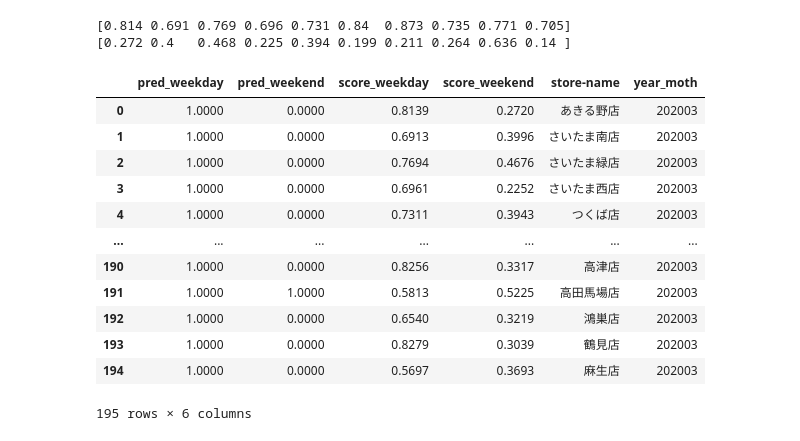
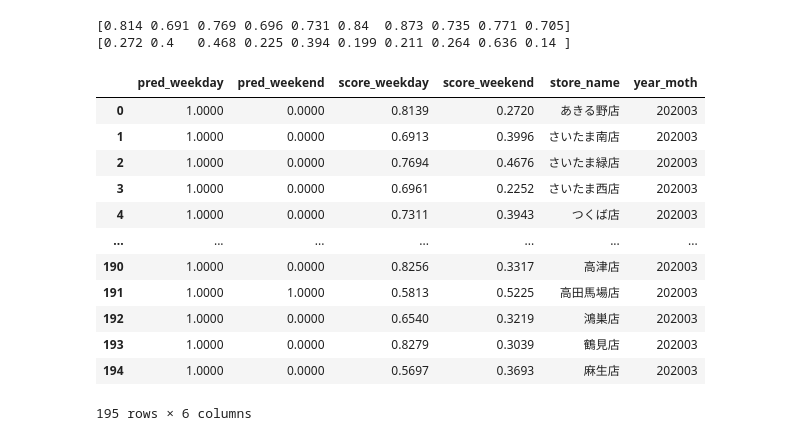
Before and after one commit to ginmaruGH/python-practical-machine-learning-system-100knocks, a Jupyter notebook: ch08/ch08.ipynb, the cells around one changed output. Cells and saved outputs as stored; diff of their text form; code cells hidden in the pictures.

```diff
--- a/ch08/ch08.ipynb
+++ b/ch08/ch08.ipynb
@@ -342,18 +348,18 @@ print(pred_proba_weekend[:10])
 # %%
 # 予測結果と確率のデータフレーム化
 
 pred = pd.DataFrame({
     "pred_weekday": pred_weekday,
     "pred_weekend": pred_weekend,
     "score_weekday": pred_proba_weekday,
     "score_weekend": pred_proba_weekend,
 })
-pred.loc[:, "store-name"] = store_data["store_name"]
+pred.loc[:, "store_name"] = store_data["store_name"]
 pred.loc[:, "year_moth"] = target_ym
 
 display(pred)
 # %% [output]
-|  | pred_weekday | pred_weekend | score_weekday | score_weekend | store-name | year_moth |
+|  | pred_weekday | pred_weekend | score_weekday | score_weekend | store_name | year_moth |
 | 0 | 1.0000 | 0.0000 | 0.8139 | 0.2720 | あきる野店 | 202003 |
 | 1 | 1.0000 | 0.0000 | 0.6913 | 0.3996 | さいたま南店 | 202003 |
 | 2 | 1.0000 | 0.0000 | 0.7694 | 0.4676 | さいたま緑店 | 202003 |
```
Also changed, not shown: parts of 4 cells of this notebook.
